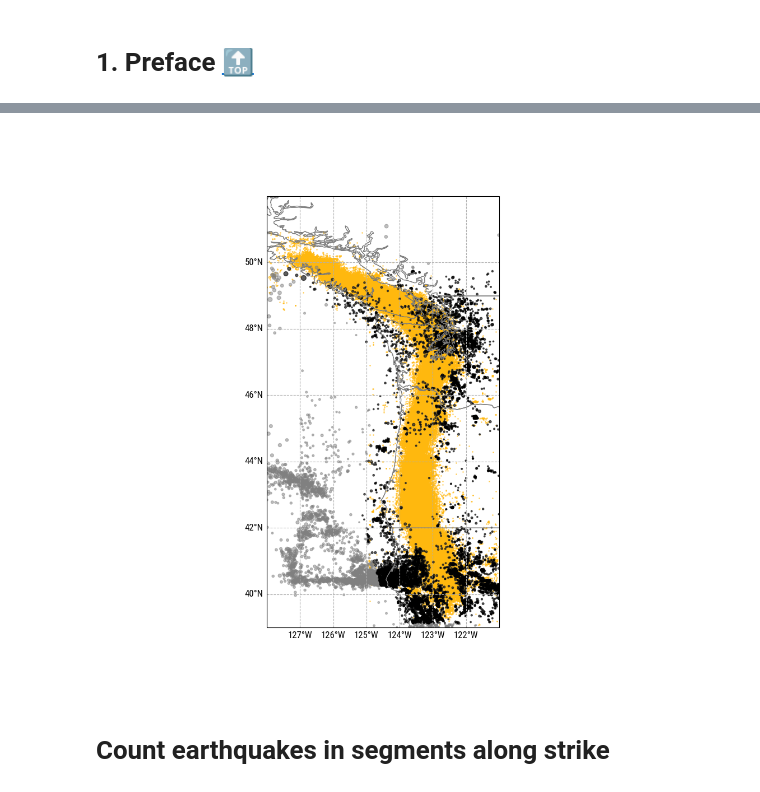
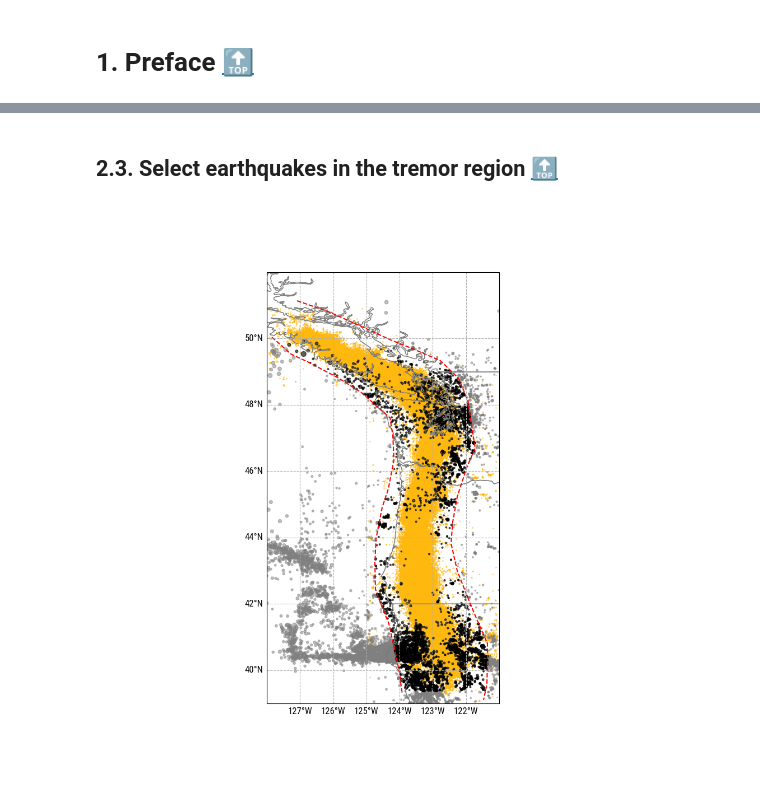
Before and after one commit to gfarge/tremor_v_eq, a Jupyter notebook: cascadia_overview.ipynb, the cells around one changed output, grey strips where cells are left out. Cells and saved outputs as stored; diff of their text form; code cells hidden in the pictures.

```diff
--- a/cascadia_overview.ipynb
+++ b/cascadia_overview.ipynb
@@ -36,6 +42,6 @@ if os.getlogin() == 'gafarge':
     sys.path.append('/home/gafarge/py_modules/my_modules')
     workdir = '/home/gafarge/'
 elif os.getlogin() == 'root':
-    sys.path.append('/Users/gaspard/work/py_modules/my_modules')
-    workdir = '/Users/gaspard/work/'
+    sys.path.append('/Users/gaspard/Documents/work/py_modules/my_modules')
+    workdir = '/Users/gaspard/Documents/work/'
 from geostuff import transect
@@ -164,0 +156,2 @@ Point picked: Latitude=39.13506493506479, Longitude=-124.18766233766186
+# %% [markdown]
+## 2.3. <a id='toc2_3_'></a>Select earthquakes in the tremor region [&#128285;](#toc0_)
@@ -165,56 +222,65 @@ Point picked: Latitude=39.13506493506479, Longitude=-124.18766233766186
 # %%
 # Find which points are left or right of the line drawn on the map
-line = picked_locations
+east_line = np.loadtxt('data/cascadia/tremor_region_east_line.txt')
+west_line = np.loadtxt('data/cascadia/tremor_region_west_line.txt')
 
 # For each earthquake
 def which_side(M, A, B):
-    """"""
     return np.sign((B[0] - A[0]) * (M[1] - A[1]) - (B[1] - A[1]) * (M[0] - A[0]))
 
 # For each earthquake, find the points of the line it's longitude is between, and then using those points, find if the earthquake is left or right of the line
-eq['side'] = np.zeros(len(eq))
+eq['east'] = np.zeros(len(eq))
+eq['west'] = np.zeros(len(eq))
 for ii, row in eq.iterrows():
     M = (row['lon'], row['lat'])
-    for jj in range(len(line)-1):
-        A = (line[jj][1], line[jj][0])
-        B = (line[jj+1][1], line[jj+1][0])
+    for jj in range(len(east_line)-1):
+        A = (east_line[jj][1], east_line[jj][0])
+        B = (east_line[jj+1][1], east_line[jj+1][0])
         if (A[1] <= M[1] <= B[1]) or (B[1] <= M[1] <= A[1]):
             side = which_side(M, A, B)
-            eq.at[ii, 'side'] = side
+            eq.at[ii, 'east'] = side
+    for jj in range(len(west_line)-1):
+        A = (west_line[jj][1], west_line[jj][0])
+        B = (west_line[jj+1][1], west_line[jj+1][0])
+        if (A[1] <= M[1] <= B[1]) or (B[1] <= M[1] <= A[1]):
+            side = which_side(M, A, B)
+            eq.at[ii, 'west'] = side
 
-eq_east = eq[eq.side == 1]
+eq_near = eq[(eq.east == -1) & (eq.west == 1)]
 
 %matplotlib widget
 # Map of data
 fig = plt.figure(figsize=(10, 10))
 ax = fig.add_subplot(1, 1, 1, projection=ccrs.PlateCarree())
 
 # Add coastlines
 ax.add_feature(cfeature.COASTLINE.with_scale('10m'), edgecolor='black', linewidth=0.5)
 
 # Add states
 ax.add_feature(cfeature.STATES.with_scale('10m'), edgecolor='.5', linewidth=1)
 
 # Add earthquakes
 ax.scatter(eq.lon, eq.lat, s=eq.mag**2, color='.5', alpha=0.5, transform=ccrs.PlateCarree(), zorder=1)
-ax.scatter(eq_east.lon, eq_east.lat, s=eq_east.mag**2, color='k', alpha=0.5, transform=ccrs.PlateCarree(), zorder=1)
+ax.scatter(eq_near.lon, eq_near.lat, s=eq_near.mag**2, color='k', alpha=0.5, transform=ccrs.PlateCarree(), zorder=1)
 
 # Add tremor
 ax.scatter(tremor.lon, tremor.lat, s=1, color='C2', alpha=0.5, transform=ccrs.PlateCarree(), zorder=0)
+
+# Show east and west lines
+ax.plot(east_line[:, 1], east_line[:, 0], 'r--', transform=ccrs.PlateCarree())
+ax.plot(west_line[:, 1], west_line[:, 0], 'r--', transform=ccrs.PlateCarree())
 
 # Add gridlines
 gl = ax.gridlines(draw_labels=True, linestyle='--')
 gl.top_labels = False
 gl.right_labels = False
 gl.xformatter = LongitudeFormatter()
 gl.yformatter = LatitudeFormatter()
 
 # Set extent for Cascadia subduction zone
 extent = [-128, -121, 39, 52]
 ax.set_extent(extent)
 
 plt.show()
 # %% [output]
-[figure, old version]
+[figure, new version]
-# %% [markdown]
-# Count earthquakes in segments along strike
```
Also changed, not shown: parts of 27 cells of this notebook, 8 other files.
